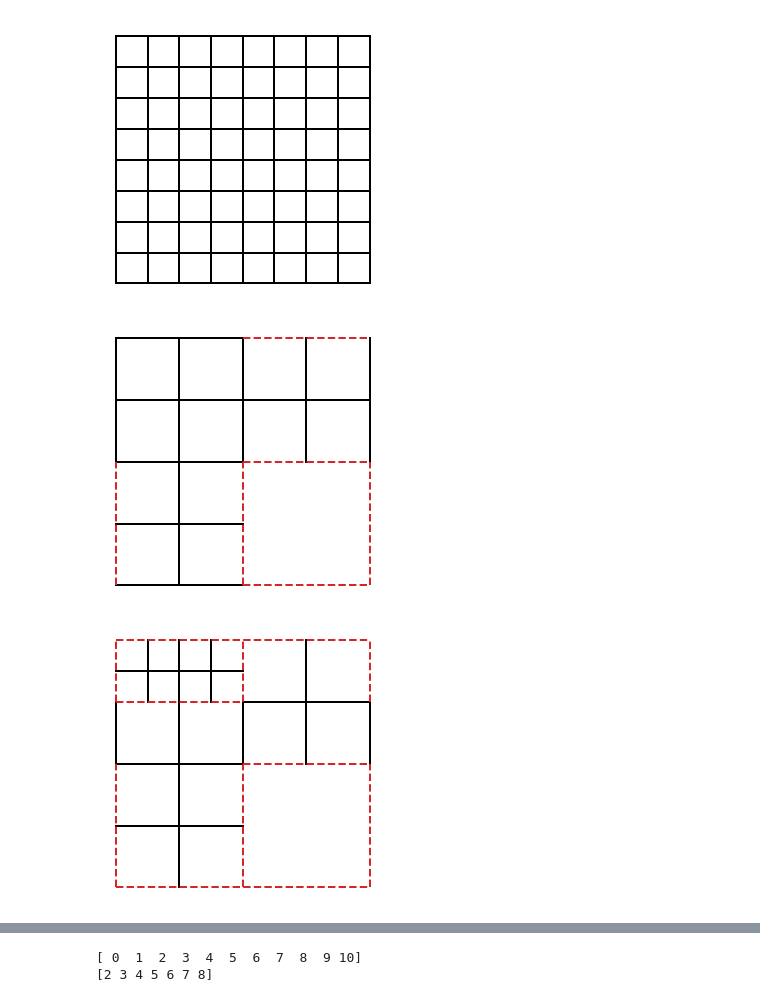
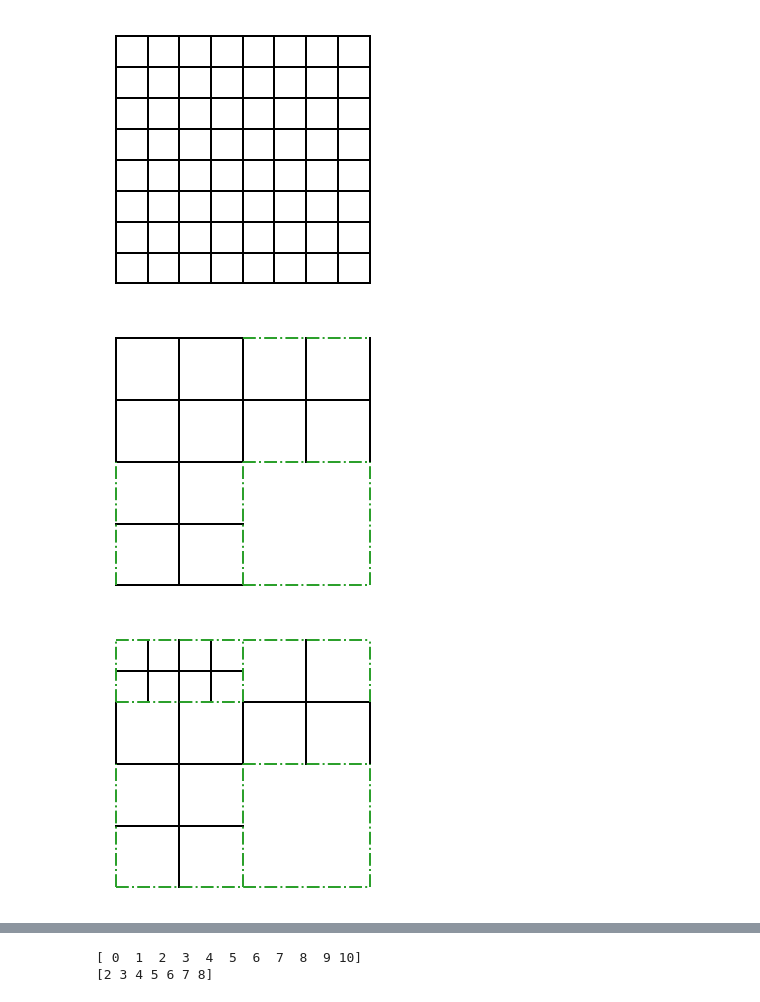
Before and after one commit to 88Sasha88/FV_MG, a Jupyter notebook: CharacteristicLinesUnitTest.ipynb, the cells around one changed output, grey strips where cells are left out. Drawn from its saved outputs; the diff is of its cells as text; code cells hidden in the pictures.

Commit message:
Adding all progress on my visuals before I change the wavefunction.

```diff
--- a/CharacteristicLinesUnitTest.ipynb
+++ b/CharacteristicLinesUnitTest.ipynb
@@ -642,20 +697,23 @@ fig.savefig(savePath + figName + '.png', bbox_inches = 'tight', dpi = 300, trans
 # %% [output]
 [figure]
 # %%
+LS = '-.'
+color = PT.ColorDefault(2)
+
 fig, ax = plt.subplots(figsize = (bigness, bigness))
 ax = plt.plot(0.5 * x, 0 * x, color = 'k', linewidth = lw, zorder = 0)
-ax = plt.plot(0.5 * x + 0.5, 0 * x, color = PT.ColorDefault(3), linewidth = lw, linestyle = '--', zorder = 1)
+ax = plt.plot(0.5 * x + 0.5, 0 * x, color = color, linewidth = lw, linestyle = LS, zorder = 1)
 ax = plt.plot(0 * x, 0.5 * x + 0.5, color = 'k', linewidth = lw, zorder = 0)
-ax = plt.plot(0 * x, 0.5 * x, color = PT.ColorDefault(3), linewidth = lw, linestyle = '--', zorder = 1)
+ax = plt.plot(0 * x, 0.5 * x, color = color, linewidth = lw, linestyle = LS, zorder = 1)
 ax = plt.plot(0.5 * x, y, color = 'k', linewidth = lw, zorder = 0)
-ax = plt.plot(0.5 * x + 0.5, y, color = PT.ColorDefault(3), linewidth = lw, linestyle = '--', zorder = 1)
+ax = plt.plot(0.5 * x + 0.5, y, color = color, linewidth = lw, linestyle = LS, zorder = 1)
 ax = plt.plot(y, 0.5 * x + 0.5, color = 'k', linewidth = lw, zorder = 0)
-ax = plt.plot(y, 0.5 * x, color = PT.ColorDefault(3), linewidth = lw, linestyle = '--', zorder = 1)
+ax = plt.plot(y, 0.5 * x, color = color, linewidth = lw, linestyle = LS, zorder = 1)
 
 ax = plt.plot(0.5 * x, 0.5 * y, color = 'k', linewidth = lw, zorder = 0)
-ax = plt.plot(0.5 * x + 0.5, 0.5 * y, color = PT.ColorDefault(3), linewidth = lw, linestyle = '--', zorder = 1)
+ax = plt.plot(0.5 * x + 0.5, 0.5 * y, color = color, linewidth = lw, linestyle = LS, zorder = 1)
 ax = plt.plot(0.5 * y, 0.5 * x + 0.5, color = 'k', linewidth = lw, zorder = 0)
-ax = plt.plot(0.5 * y, 0.5 * x, color = PT.ColorDefault(3), linewidth = lw, linestyle = '--', zorder = 1)
+ax = plt.plot(0.5 * y, 0.5 * x, color = color, linewidth = lw, linestyle = LS, zorder = 1)
 
 ax = plt.plot(x, (0.25 * y) + 0.5, color = 'k', linewidth = lw, zorder = 0)
 ax = plt.plot(0.25 * y, x, color = 'k', linewidth = lw, zorder = 0)
@@ -675,45 +733,45 @@ plt.show()
 
 fig.savefig(savePath + figName + '.png', bbox_inches = 'tight', dpi = 300, transparent = True)
 # %% [output]
-[figure, old version]
+[figure, new version]
 # %%
 fig, ax = plt.subplots(figsize = (bigness, bigness))
-ax = plt.plot(x, 0 * x, color = PT.ColorDefault(3), linewidth = lw, linestyle = '--', zorder = 1)
+ax = plt.plot(x, 0 * x, color = color, linewidth = lw, linestyle = LS, zorder = 1)
 ax = plt.plot(0 * x, 0.25 * x + 0.5, color = 'k', linewidth = lw, zorder = 0)
-ax = plt.plot(0 * x, 0.25 * x + 0.75, color = PT.ColorDefault(3), linewidth = lw, linestyle = '--', zorder = 1)
-ax = plt.plot(0 * x, 0.5 * x, color = PT.ColorDefault(3), linewidth = lw, linestyle = '--', zorder = 1)
-ax = plt.plot(x, y, color = PT.ColorDefault(3), linestyle = '--', linewidth = lw, zorder = 1)
+ax = plt.plot(0 * x, 0.25 * x + 0.75, color = color, linewidth = lw, linestyle = LS, zorder = 1)
+ax = plt.plot(0 * x, 0.5 * x, color = color, linewidth = lw, linestyle = LS, zorder = 1)
+ax = plt.plot(x, y, color = color, linestyle = LS, linewidth = lw, zorder = 1)
 ax = plt.plot(y, 0.25 * x + 0.5, color = 'k', linewidth = lw, zorder = 0)
-ax = plt.plot(y, 0.25 * x + 0.75, color = PT.ColorDefault(3), linewidth = lw, linestyle = '--', zorder = 1)
-ax = plt.plot(y, 0.5 * x, color = PT.ColorDefault(3), linewidth = lw, linestyle = '--', zorder = 1)
+ax = plt.plot(y, 0.25 * x + 0.75, color = color, linewidth = lw, linestyle = LS, zorder = 1)
+ax = plt.plot(y, 0.5 * x, color = color, linewidth = lw, linestyle = LS, zorder = 1)
 
 ax = plt.plot(0.5 * x, 0.5 * y, color = 'k', linewidth = lw, zorder = 0)
-ax = plt.plot(0.5 * x + 0.5, 0.5 * y, color = PT.ColorDefault(3), linewidth = lw, linestyle = '--', zorder = 1)
+ax = plt.plot(0.5 * x + 0.5, 0.5 * y, color = color, linewidth = lw, linestyle = LS, zorder = 1)
 ax = plt.plot(0.5 * y, 0.25 * x + 0.5, color = 'k', linewidth = lw, zorder = 0)
-ax = plt.plot(0.5 * y, 0.25 * x + 0.75, color = PT.ColorDefault(3), linewidth = lw, linestyle = '--', zorder = 1)
-ax = plt.plot(0.5 * y, 0.5 * x, color = PT.ColorDefault(3), linewidth = lw, linestyle = '--', zorder = 1)
+ax = plt.plot(0.5 * y, 0.25 * x + 0.75, color = color, linewidth = lw, linestyle = LS, zorder = 1)
+ax = plt.plot(0.5 * y, 0.5 * x, color = color, linewidth = lw, linestyle = LS, zorder = 1)
 
 ax = plt.plot(0.5 * x, (0.125 * y) + 0.75, color = 'k', linewidth = lw, zorder = 0)
 ax = plt.plot((0.125 * y), (0.25 * x) + 0.75, color = 'k', linewidth = lw, zorder = 0)
 ax = plt.plot((0.125 * y) + 0.25, (0.25 * x) + 0.75, color = 'k', linewidth = lw, zorder = 0)
 
 ax = plt.plot(0.5 * x + 0.5, (0.25 * y) + 0.5, color = 'k', linewidth = lw, zorder = 0)
-ax = plt.plot(0.5 * x, (0.25 * y) + 0.5, color = PT.ColorDefault(3), linewidth = lw, linestyle = '--', zorder = 1)
+ax = plt.plot(0.5 * x, (0.25 * y) + 0.5, color = color, linewidth = lw, linestyle = LS, zorder = 1)
 ax = plt.plot(0.25 * y, x, color = 'k', linewidth = lw, zorder = 0)
 ax = plt.plot(0.75 * y, (0.5 * x) + 0.5, color = 'k', linewidth = lw, zorder = 0)
 plt.plot(0.5 * x, 0.25 * y, color = 'k', linewidth = lw, zorder = 0)
 
 # plt.text(0.35 - offset, 0.625 - offset, r'$\Omega^{(1)}$', fontsize = 15)
 
 plt.xlim([-0.05, 1.05])
 plt.ylim([-0.05, 1.05])
 plt.tick_params(axis = 'x', which = 'both', bottom = False, top = False, labelbottom = False)
 plt.tick_params(axis = 'y', which = 'both', left = False, right = False, labelleft = False)
 figName = 'AMRBound3'
 plt.axis('off')
 plt.show()
 
 
 fig.savefig(savePath + figName + '.png', bbox_inches = 'tight', dpi = 300, transparent = True)
 # %% [output]
-[figure, old version]
+[figure, new version]
```
Also changed, not shown: parts of 4 cells of this notebook, 3 other files.
